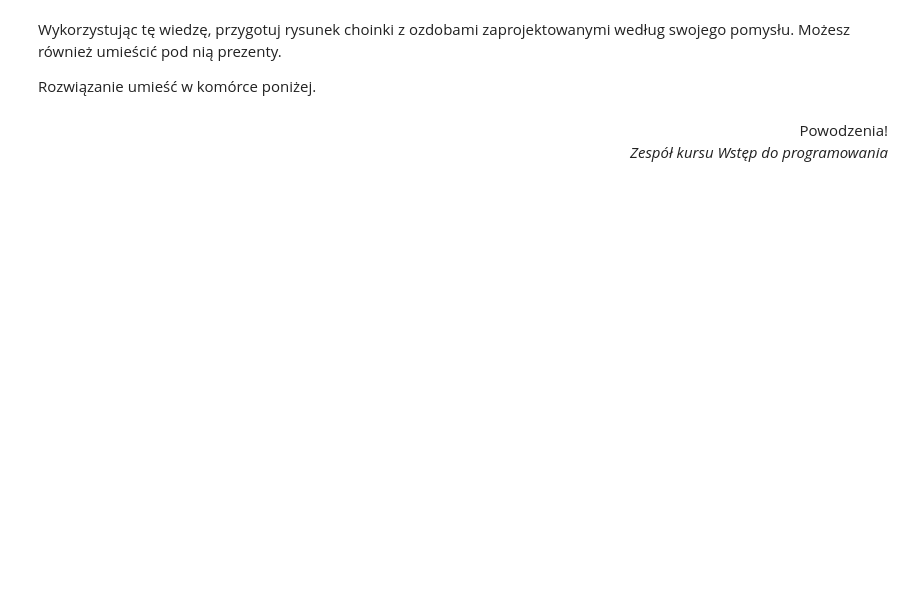
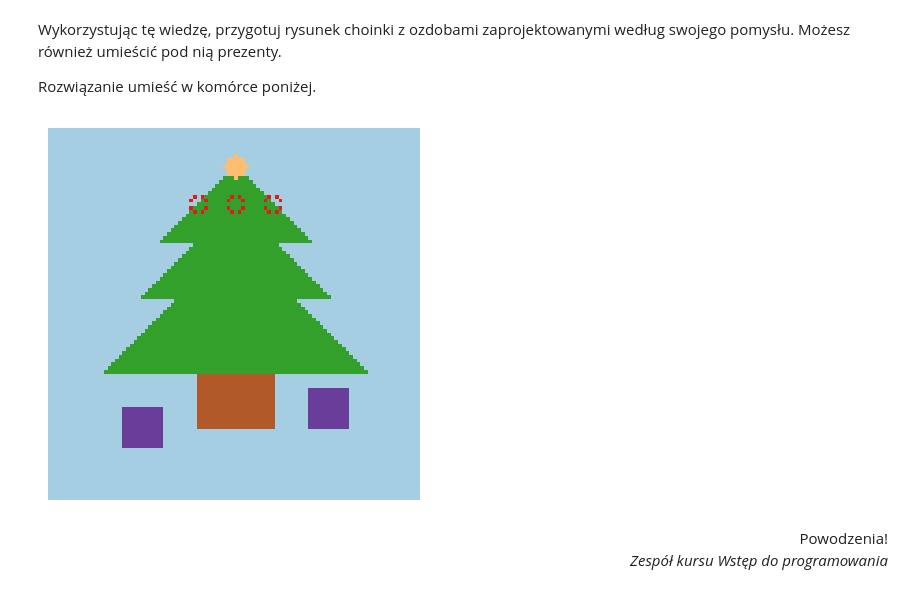
Before and after one commit to kacper-daniel/studia, a Jupyter notebook: wstep_do_programowania/wstep_lista5.ipynb, the cells around one changed output. Cells and saved outputs as stored; diff of their text form; code cells hidden in the pictures; blank space fills up the shorter version.

```diff
--- a/wstep_do_programowania/wstep_lista5.ipynb
+++ b/wstep_do_programowania/wstep_lista5.ipynb
@@ -181,5 +181,31 @@ plt.show()
 Wykorzystując tę wiedzę, przygotuj rysunek choinki z ozdobami zaprojektowanymi według swojego pomysłu. Możesz również umieścić pod nią prezenty.
 
 Rozwiązanie umieść w komórce poniżej.
+# %%
+M = np.zeros((100, 100), 'u1')
+
+for i in range(100):
+    for j in range(100):
+        if max(j-20, 80-j) <= i <= 65:
+            M[i, j] = 3
+        elif 5 <= (i-20)**2 + (j-40)**2 <= 6 or 5 <= (i-20)**2 + (j-50)**2 <= 6 or 5 <= (i-20)**2 + (j-60)**2 <= 6:
+            M[i,j] = 5
+        elif (i-10)**2 + (j-50)**2 <= 9:
+            M[i,j] = 6
+        elif max(j-30, 70-j) <= i <= 45:
+            M[i, j] = 3
+        elif max(j-40, 60-j) <= i <= 30:
+            M[i, j] = 3
+        elif min(j-10, 20-j) <= 60 <= i <= 80 and 40 <= j <= 60:
+            M[i, j] = 12
+        elif min(j-10, 20-j) <= 75 <= i <= 85 and 20 <= j <= 30 or min(j-10, 20-j) <= 70 <= i <= 80 and 70 <= j <= 80:
+            M[i, j] = 9
+
+plt.matshow(M)
+plt.set_cmap('Paired')
+plt.axis('off')
+plt.show()
+# %% [output]
+[figure, added]
 # %% [markdown]
 <div style="text-align: right"> Powodzenia!<br><i>Zespół kursu Wstęp do programowania</i></div>
```
Also changed, not shown: parts of 5 cells of this notebook.
